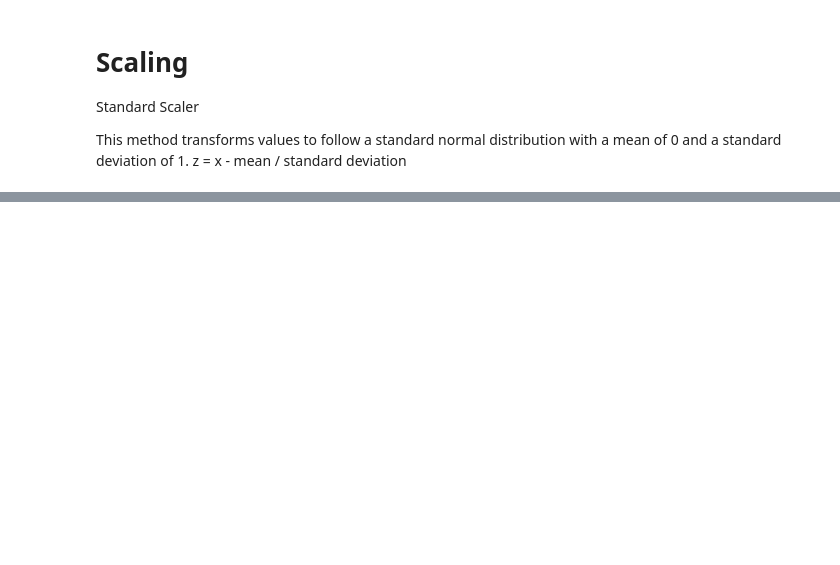
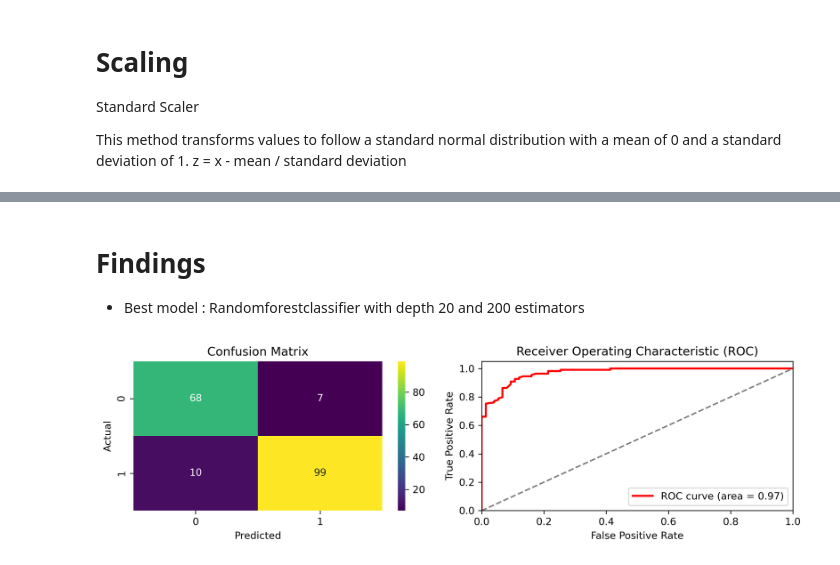
Before and after one commit to saurav1066/Analysis_of_tabular_data, a Jupyter notebook: notebooks/analysis.ipynb, the cells around one changed output, grey strips where cells are left out. Saved outputs shown, nothing was run; the diff lists cells and outputs as text; code cells hidden in the pictures; blank space fills up the shorter version.

Commit message:
Best model fit and completed analysis with markdown

```diff
--- a/notebooks/analysis.ipynb
+++ b/notebooks/analysis.ipynb
@@ -775,16 +773,3 @@ X_train = np.nan_to_num(X_train)
 X_test = np.nan_to_num(X_test)
 y_train = np.nan_to_num(y_train)
 y_test = np.nan_to_num(y_test)
-# %%
-#training the model
-from sklearn.ensemble import RandomForestClassifier
-model = RandomForestClassifier()
-model.fit(X_train, y_train)
-
-#Predicting the target
-y_pred = model.predict(X_test)
-
-#Evaluating the model
-from sklearn.metrics import accuracy_score
-accuracy = accuracy_score(y_test, y_pred)
-print(f'Accuracy: {accuracy}')
@@ -835,0 +839,36 @@ plt.show()
+# %% [markdown]
+# Findings
+- Best model : Randomforestclassifier with depth 20 and 200 estimators
+# %%
+from sklearn.metrics import   roc_auc_score, roc_curve
+
+# Predict probabilities and compute ROC-AUC
+y_prob = best_model.predict_proba(X_test)[:, 1]
+roc_auc = roc_auc_score(y_test, y_prob)
+
+# Compute ROC curve
+fpr, tpr, _ = roc_curve(y_test, y_prob)
+
+# Plot the ROC Curve and Confusion Matrix
+fig, ax = plt.subplots(1, 2, figsize=(10, 3),dpi=300)
+
+# Confusion Matrix
+sns.heatmap(conf_matrix, annot=True, fmt='d', cmap='viridis', ax=ax[0])
+ax[0].set_title('Confusion Matrix')
+ax[0].set_xlabel('Predicted')
+ax[0].set_ylabel('Actual')
+
+# ROC Curve
+ax[1].plot(fpr, tpr, color='red', lw=2, label=f'ROC curve (area = {roc_auc:.2f})')
+ax[1].plot([0, 1], [0, 1], color='gray', linestyle='--')
+ax[1].set_xlim([0.0, 1.0])
+ax[1].set_ylim([0.0, 1.05])
+ax[1].set_xlabel('False Positive Rate')
+ax[1].set_ylabel('True Positive Rate')
+ax[1].set_title('Receiver Operating Characteristic (ROC)')
+ax[1].legend(loc='lower right')
+
+plt.tight_layout()
+plt.show()
+# %% [output]
+[figure, added]
```
Also changed, not shown: parts of 11 cells of this notebook, 2 other files.
